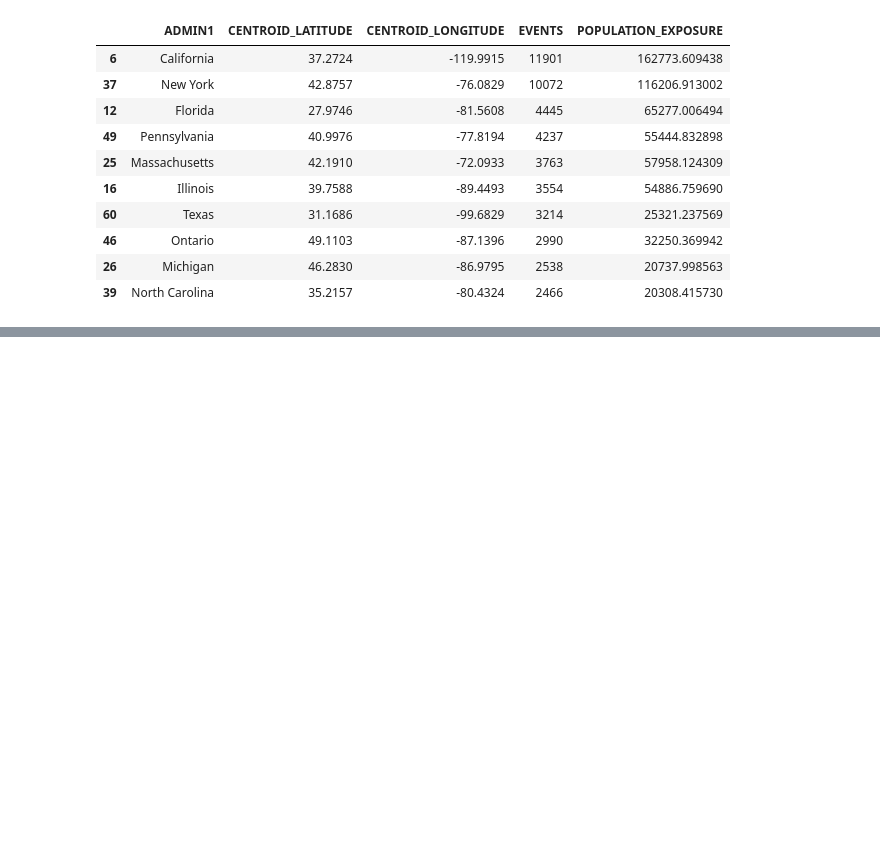
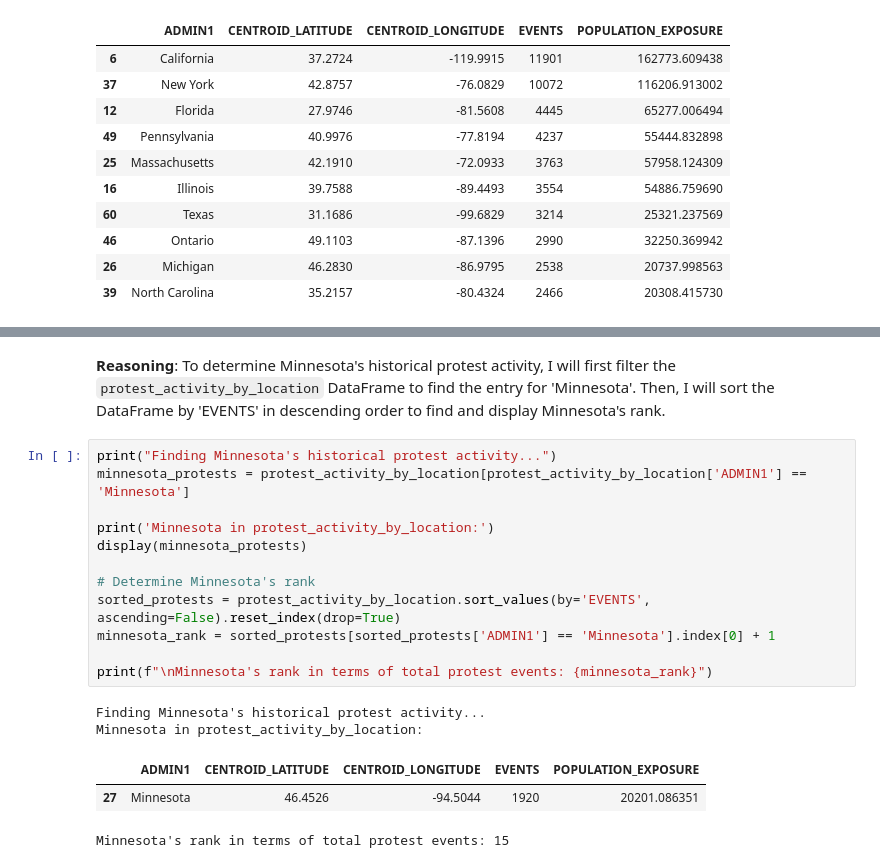
Before and after one commit to Millrjess/Jess, a Jupyter notebook: Protest06.ipynb, the cells around one changed output, grey strips where cells are left out. Saved outputs shown, nothing was run; the diff lists cells and outputs as text; blank space fills up the shorter version.

```diff
--- a/Protest06.ipynb
+++ b/Protest06.ipynb
@@ -1521,0 +1852,21 @@ Reviewing Top 10 Protest Hotspots:
+# %% [markdown]
+**Reasoning**:
+To determine Minnesota's historical protest activity, I will first filter the `protest_activity_by_location` DataFrame to find the entry for 'Minnesota'. Then, I will sort the DataFrame by 'EVENTS' in descending order to find and display Minnesota's rank.
+# %%
+print("Finding Minnesota's historical protest activity...")
+minnesota_protests = protest_activity_by_location[protest_activity_by_location['ADMIN1'] == 'Minnesota']
+
+print('Minnesota in protest_activity_by_location:')
+display(minnesota_protests)
+
+# Determine Minnesota's rank
+sorted_protests = protest_activity_by_location.sort_values(by='EVENTS', ascending=False).reset_index(drop=True)
+minnesota_rank = sorted_protests[sorted_protests['ADMIN1'] == 'Minnesota'].index[0] + 1
+
+print(f"\nMinnesota's rank in terms of total protest events: {minnesota_rank}")
+# %% [output]
+Finding Minnesota's historical protest activity...
+Minnesota in protest_activity_by_location:
+|  | ADMIN1 | CENTROID_LATITUDE | CENTROID_LONGITUDE | EVENTS | POPULATION_EXPOSURE |
+| 27 | Minnesota | 46.4526 | -94.5044 | 1920 | 20201.086351 |
+Minnesota's rank in terms of total protest events: 15
```
Also changed, not shown: parts of 35 cells of this notebook.
